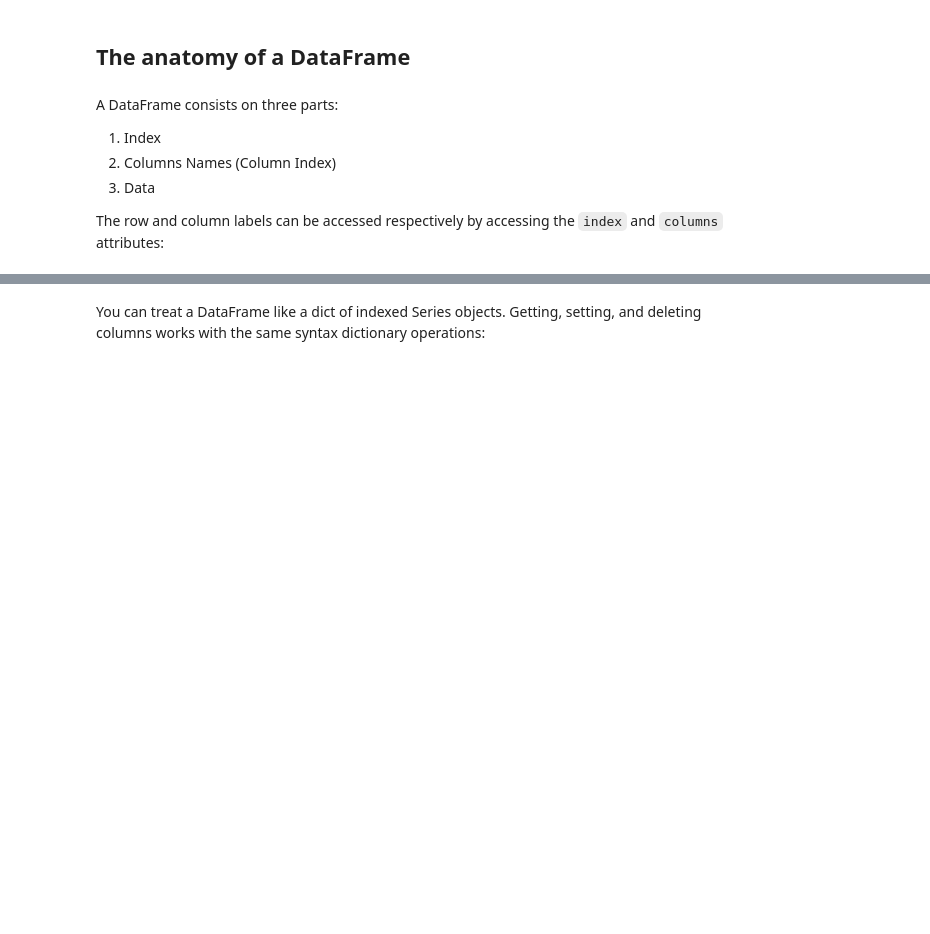
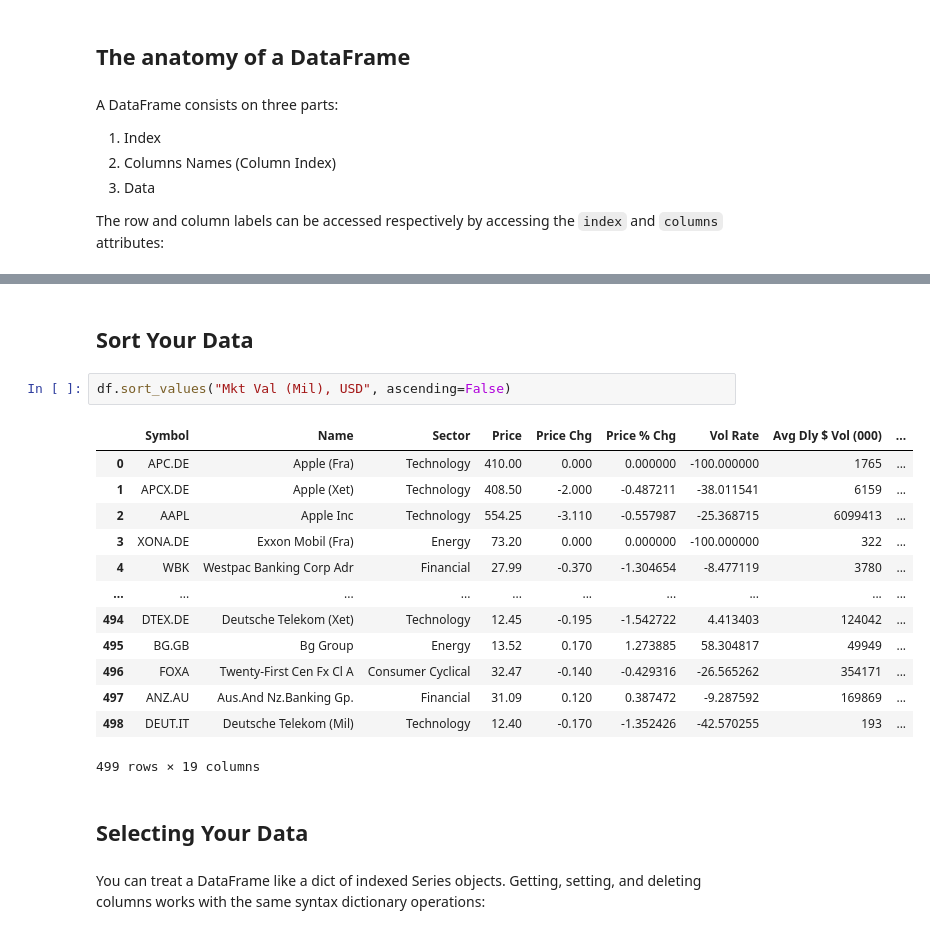
Before and after one commit to ryansmccoy/spreadsheets-to-dataframes, a Jupyter notebook: 04-pandas.ipynb, the cells around one changed output, grey strips where cells are left out. Cells and saved outputs as stored; diff of their text form; blank space fills up the shorter version.

```diff
--- a/04-pandas.ipynb
+++ b/04-pandas.ipynb
@@ -88,3 +144,23 @@ df.tail()
+# %% [markdown]
+## Sort Your Data
+# %%
+df.sort_values("Mkt Val (Mil), USD", ascending=False)
+# %% [output]
+|  | Symbol | Name | Sector | Price | Price Chg | Price % Chg | Vol Rate | Avg Dly $ Vol (000) | ... |
+| 0 | APC.DE | Apple (Fra) | Technology | 410.00 | 0.000 | 0.000000 | -100.000000 | 1765 | ... |
+| 1 | APCX.DE | Apple (Xet) | Technology | 408.50 | -2.000 | -0.487211 | -38.011541 | 6159 | ... |
+| 2 | AAPL | Apple Inc | Technology | 554.25 | -3.110 | -0.557987 | -25.368715 | 6099413 | ... |
+| 3 | XONA.DE | Exxon Mobil (Fra) | Energy | 73.20 | 0.000 | 0.000000 | -100.000000 | 322 | ... |
+| 4 | WBK | Westpac Banking Corp Adr | Financial | 27.99 | -0.370 | -1.304654 | -8.477119 | 3780 | ... |
+| ... | ... | ... | ... | ... | ... | ... | ... | ... | ... |
+| 494 | DTEX.DE | Deutsche Telekom (Xet) | Technology | 12.45 | -0.195 | -1.542722 | 4.413403 | 124042 | ... |
+| 495 | BG.GB | Bg Group | Energy | 13.52 | 0.170 | 1.273885 | 58.304817 | 49949 | ... |
+| 496 | FOXA | Twenty-First Cen Fx Cl A | Consumer Cyclical | 32.47 | -0.140 | -0.429316 | -26.565262 | 354171 | ... |
+| 497 | ANZ.AU | Aus.And Nz.Banking Gp. | Financial | 31.09 | 0.120 | 0.387472 | -9.287592 | 169869 | ... |
+| 498 | DEUT.IT | Deutsche Telekom (Mil) | Technology | 12.40 | -0.170 | -1.352426 | -42.570255 | 193 | ... |
+499 rows × 19 columns
+# %% [markdown]
+## Selecting Your Data
 # %% [markdown]
 You can treat a DataFrame like a dict of indexed Series objects. Getting, setting, and deleting columns works with the same syntax dictionary operations:
 # %%
```
Also changed, not shown: parts of 95 cells of this notebook, 8 other files.
